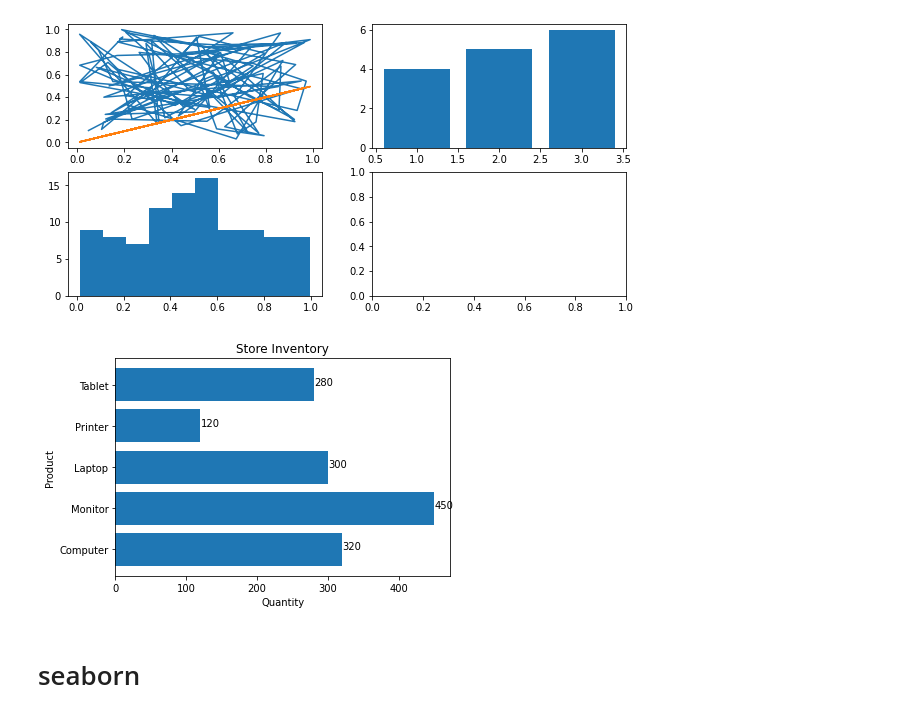
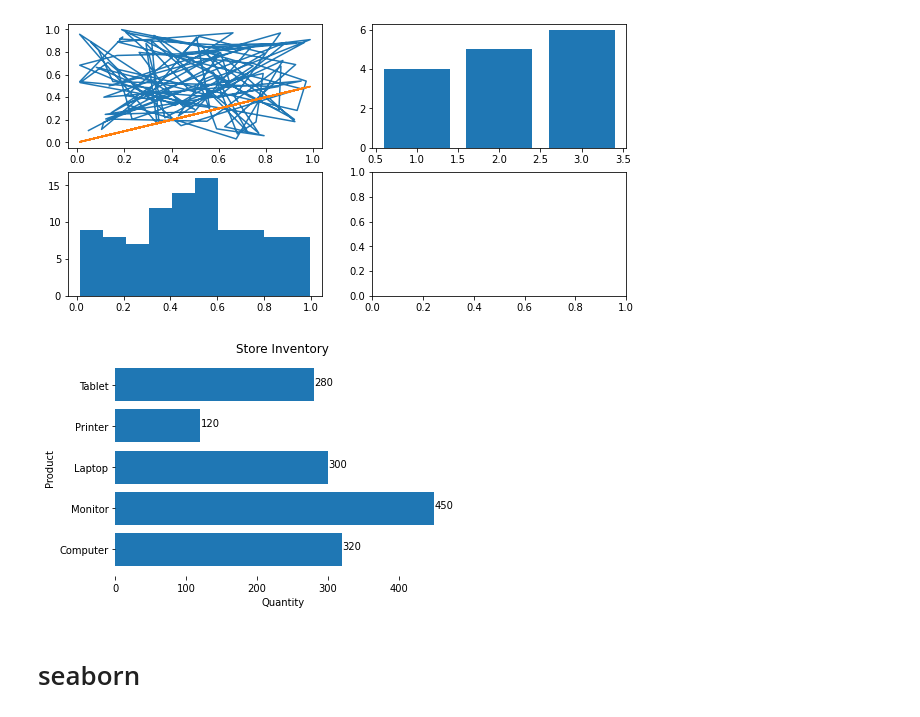
Before and after one commit to huongd17at089/income_prediction, a Jupyter notebook: handbook.ipynb, the cells around one changed output. Cells and saved outputs as stored; diff of their text form; code cells hidden in the pictures.

```diff
--- a/handbook.ipynb
+++ b/handbook.ipynb
@@ -631,20 +631,20 @@ axs[1,0].hist(np.random.random(100), bins = 10);
 # %%
 import matplotlib.pyplot as plt
 
 Product = ['Computer','Monitor','Laptop','Printer','Tablet']
 Quantity = [320,450,300,120,280]
 
 
 plt.barh(Product,Quantity)
 plt.title('Store Inventory')
 plt.ylabel('Product')
 plt.xlabel('Quantity')
 for i,v in enumerate(Quantity):
   plt.text(v,i, v)
-
+plt.box(on=False)
 plt.show()
 # %% [output]
-[figure, old version]
+[figure, new version]
 # %% [markdown]
 # seaborn
 # %%
```
